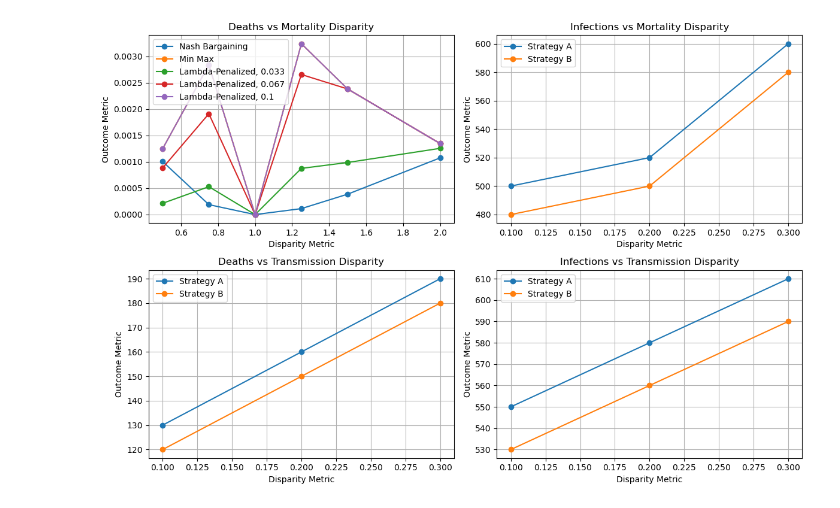
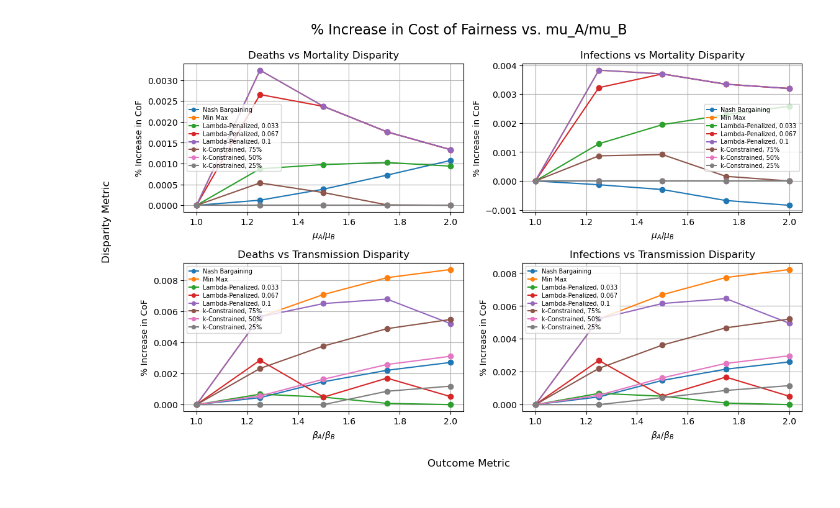
Before and after one commit to grace-ylin/Modelling-Disease-Transmission, a Jupyter notebook: Result_Visualization.ipynb, the cells around one changed output. Drawn from its saved outputs; the diff is of its cells as text; code cells hidden in the pictures.

```diff
--- a/Result_Visualization.ipynb
+++ b/Result_Visualization.ipynb
@@ -35,11 +46,11 @@ def plot_single_result(data, title):
     plt.tight_layout()
     plt.show()
 # %%
-def compute_percent(death_equity, death_without):
+def compute_percent(with_equity, without):
     """
     Helper function to compute the percent increase of the cost of fairness
     """
     percent_increase = []
-    for i in range(len(death_equity)):
-        percent_increase.append((death_equity[i] - death_without[i]) / death_without[i])
+    for i in range(len(with_equity)):
+        percent_increase.append((with_equity[i] - without[i]) / without[i])
     return percent_increase
@@ -58,33 +132,55 @@ plot_single_result(subplot_1_data, "Cost of Fairness: Deaths vs Mortality Dispar
 # %%
 titles = [
     "Deaths vs Mortality Disparity",
     "Infections vs Mortality Disparity",
     "Deaths vs Transmission Disparity",
     "Infections vs Transmission Disparity"
 ]
 
 subplot_data = [ # This is where the results of the simulation will be plotted
     [  # Subplot 1: Deaths vs Mortality Disparity
-        ([0.5, 0.75, 1, 1.25, 1.5, 2], compute_percent([178020, 138027, 118102, 106165, 98253, 88447], [177841, 138001, 118102, 106153, 98215, 88352]), "Nash Bargaining"),
-        ([0.5, 0.75, 1, 1.25, 1.5, 2], compute_percent([178063, 138393, 118102, 106497, 98449, 88471], [177841, 138001, 118102, 106153, 98215, 88352]), "Min Max"),
-        ([0.5, 0.75, 1, 1.25, 1.5, 2], compute_percent([177879, 138074, 118102, 106246, 98312, 88463], [177841, 138001, 118102, 106153, 98215, 88352]), "Lambda-Penalized, 0.033"),
-        ([0.5, 0.75, 1, 1.25, 1.5, 2], compute_percent([177998, 138265, 118102, 106435, 98449, 88471], [177841, 138001, 118102, 106153, 98215, 88352]), "Lambda-Penalized, 0.067"),
-        ([0.5, 0.75, 1, 1.25, 1.5, 2], compute_percent([178063, 138393, 118102, 106497, 98449, 88471], [177841, 138001, 118102, 106153, 98215, 88352]), "Lambda-Penalized, 0.1"),
+        ([1, 1.25, 1.5, 1.75, 2], compute_percent([118118, 106180, 98267, 92635, 88460], [118118, 106167, 98229, 92568, 88365]), "Nash Bargaining"),
+        ([1, 1.25, 1.5, 1.75, 2], compute_percent([118118, 106511, 98462, 92731, 88483], [118118, 106167, 98229, 92568, 88365]), "Min Max"),
+        ([1, 1.25, 1.5, 1.75, 2], compute_percent([118118, 106260, 98325, 92663, 88448], [118118, 106167, 98229, 92568, 88365]), "Lambda-Penalized, 0.033"),
+        ([1, 1.25, 1.5, 1.75, 2], compute_percent([118118, 106449, 98462, 92731, 88483], [118118, 106167, 98229, 92568, 88365]), "Lambda-Penalized, 0.067"),
+        ([1, 1.25, 1.5, 1.75, 2], compute_percent([118118, 106511, 98462, 92731, 88483], [118118, 106167, 98229, 92568, 88365]), "Lambda-Penalized, 0.1"),
+        ([1, 1.25, 1.5, 1.75, 2], compute_percent([118118, 106224, 98259, 92569, 88365], [118118, 106167, 98229, 92568, 88365]), "k-Constrained, 75%"),
+        ([1, 1.25, 1.5, 1.75, 2], compute_percent([118118, 106167, 98229, 92568, 88365], [118118, 106167, 98229, 92568, 88365]), "k-Constrained, 50%"),
+        ([1, 1.25, 1.5, 1.75, 2], compute_percent([118118, 106167, 98229, 92568, 88365], [118118, 106167, 98229, 92568, 88365]), "k-Constrained, 25%")
+
     ],
     [  # Subplot 2: Infections vs Mortality Disparity
-        ([0.1, 0.2, 0.3], [500, 520, 600], "Strategy A"),
-        ([0.1, 0.2, 0.3], [480, 500, 580], "Strategy B"),
+        ([1, 1.25, 1.5, 1.75, 2], compute_percent([1825013, 1823444, 1822409, 1821675, 1821133], [1825013, 1823680, 1822947, 1822904, 1822664]), "Nash Bargaining"),
+        ([1, 1.25, 1.5, 1.75, 2], compute_percent([1825013, 1830661, 1829688, 1828998, 1828487], [1825013, 1823680, 1822947, 1822904, 1822664]), "Min Max"),
+        ([1, 1.25, 1.5, 1.75, 2], compute_percent([1825013, 1826026, 1826494, 1827080, 1827368], [1825013, 1823680, 1822947, 1822904, 1822664]), "Lambda-Penalized, 0.033"),
+        ([1, 1.25, 1.5, 1.75, 2], compute_percent([1825013, 1829561, 1829688, 1828998, 1828487], [1825013, 1823680, 1822947, 1822904, 1822664]), "Lambda-Penalized, 0.067"),
+        ([1, 1.25, 1.5, 1.75, 2], compute_percent([1825013, 1830661, 1829688, 1828998, 1828487], [1825013, 1823680, 1822947, 1822904, 1822664]), "Lambda-Penalized, 0.1"),
+        ([1, 1.25, 1.5, 1.75, 2], compute_percent([1825013, 1825265, 1824613, 1823198, 1822664], [1825013, 1823680, 1822947, 1822904, 1822664]), "k-Constrained, 75%"),
+        ([1, 1.25, 1.5, 1.75, 2], compute_percent([1825013, 1823680, 1822947, 1822904, 1822664], [1825013, 1823680, 1822947, 1822904, 1822664]), "k-Constrained, 50%"),
+        ([1, 1.25, 1.5, 1.75, 2], compute_percent([1825013, 1823680, 1822947, 1822904, 1822664], [1825013, 1823680, 1822947, 1822904, 1822664]), "k-Constrained, 25%")
     ],
     [  # Subplot 3: Deaths vs Transmission Disparity
-        ([0.1, 0.2, 0.3], [130, 160, 190], "Strategy A"),
-        ([0.1, 0.2, 0.3], [120, 150, 180], "Strategy B"),
+        ([1, 1.25, 1.5, 1.75, 2], compute_percent([118148, 120722, 122341, 123346, 124007], [118148, 120668, 122161, 123074, 123671]), "Nash Bargaining"),
+        ([1, 1.25, 1.5, 1.75, 2], compute_percent([118148, 121350, 123027, 124080, 124747], [118148, 120668, 122161, 123074, 123671]), "Min Max"),
+        ([1, 1.25, 1.5, 1.75, 2], compute_percent([118148, 120749, 122220, 123084, 123671], [118148, 120668, 122161, 123074, 123671]), "Lambda-Penalized, 0.033"),
+        ([1, 1.25, 1.5, 1.75, 2], compute_percent([118148, 121013, 122220, 123284, 123735], [118148, 120668, 122161, 123074, 123671]), "Lambda-Penalized, 0.067"),
+        ([1, 1.25, 1.5, 1.75, 2], compute_percent([118148, 121350, 122956, 123910, 124316], [118148, 120668, 122161, 123074, 123671]), "Lambda-Penalized, 0.1"),
+        ([1, 1.25, 1.5, 1.75, 2], compute_percent([118148, 120949, 122622, 123676, 124349], [118148, 120668, 122161, 123074, 123671]), "k-Constrained, 75%"),
+        ([1, 1.25, 1.5, 1.75, 2], compute_percent([118148, 120735, 122361, 123392, 124056], [118148, 120668, 122161, 123074, 123671]), "k-Constrained, 50%"),
+        ([1, 1.25, 1.5, 1.75, 2], compute_percent([118148, 120668, 122161, 123180, 123818], [118148, 120668, 122161, 123074, 123671]), "k-Constrained, 25%")
     ],
     [  # Subplot 4: Infections vs Transmission Disparity
-        ([0.1, 0.2, 0.3], [550, 580, 610], "Strategy A"),
-        ([0.1, 0.2, 0.3], [530, 560, 590], "Strategy B"),
+        ([1, 1.25, 1.5, 1.75, 2], compute_percent([1825433, 1861616, 1884148, 1898000, 1907038], [1825433, 1860745, 1881371, 1893915, 1902094]), "Nash Bargaining"),
+        ([1, 1.25, 1.5, 1.75, 2], compute_percent([1825433, 1870458, 1893954, 1908561, 1917733], [1825433, 1860745, 1881371, 1893915, 1902094]), "Min Max"),
+        ([1, 1.25, 1.5, 1.75, 2], compute_percent([1825433, 1862017, 1882338, 1894097, 1902094], [1825433, 1860745, 1881371, 1893915, 1902094]), "Lambda-Penalized, 0.033"),
+        ([1, 1.25, 1.5, 1.75, 2], compute_percent([1825433, 1865746, 1882338, 1897088, 1903062], [1825433, 1860745, 1881371, 1893915, 1902094]), "Lambda-Penalized, 0.067"),
+        ([1, 1.25, 1.5, 1.75, 2], compute_percent([1825433, 1870458, 1892948, 1906132, 1911510], [1825433, 1860745, 1881371, 1893915, 1902094]), "Lambda-Penalized, 0.1"),
+        ([1, 1.25, 1.5, 1.75, 2], compute_percent([1825433, 1864849, 1888187, 1902766, 1911996], [1825433, 1860745, 1881371, 1893915, 1902094]), "k-Constrained, 75%"),
+        ([1, 1.25, 1.5, 1.75, 2], compute_percent([1825433, 1861807, 1884436, 1898664, 1907749], [1825433, 1860745, 1881371, 1893915, 1902094]), "k-Constrained, 50%"),
+        ([1, 1.25, 1.5, 1.75, 2], compute_percent([1825433, 1860745, 1882172, 1895548, 1904290], [1825433, 1860745, 1881371, 1893915, 1902094]), "k-Constrained, 25%")
     ]
 ]
 
-plot_results(subplot_data, titles)
+plot_results(subplot_data, titles, '% Increase in Cost of Fairness vs. mu_A/mu_B')
 # %% [output]
-[figure, old version]
+[figure, new version]
```
Also changed, not shown: parts of 12 cells of this notebook, 11 other files.
